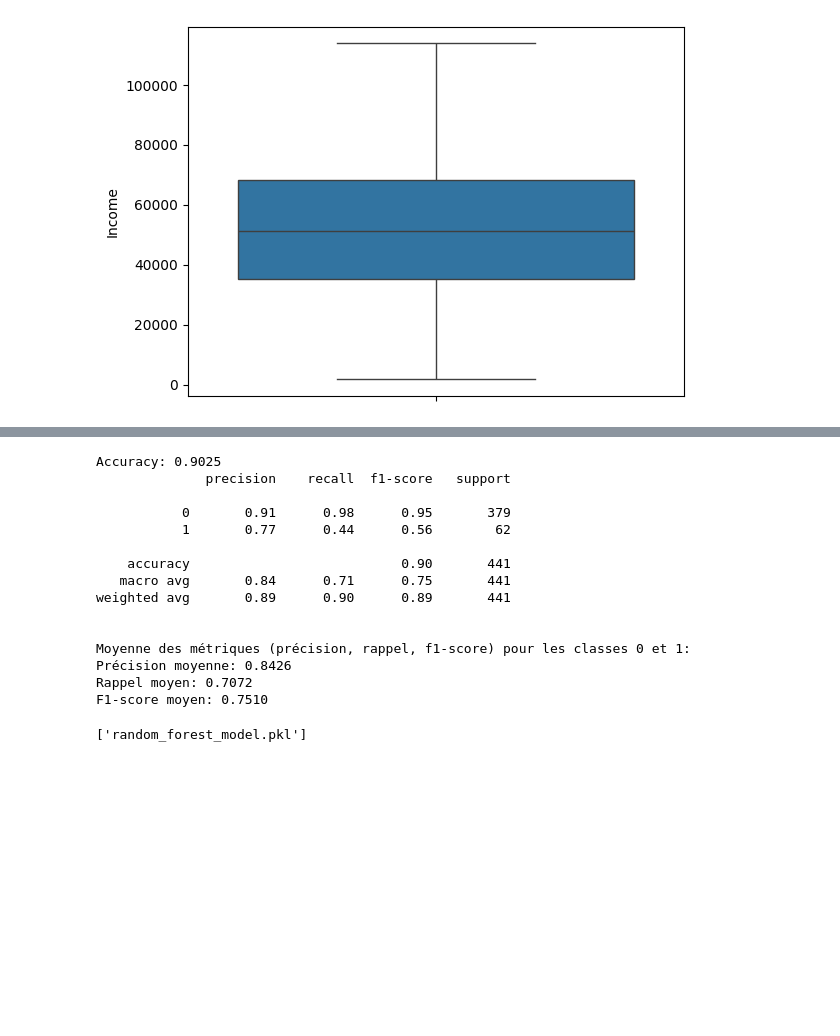
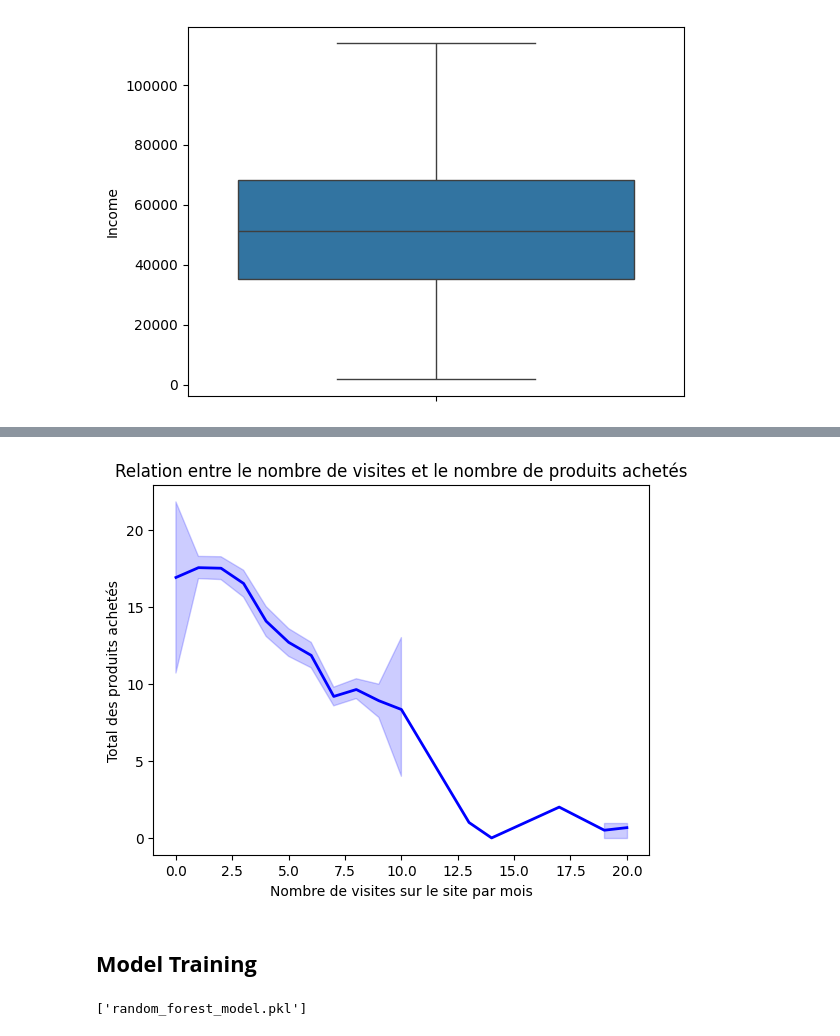
Before and after one commit to AbdessamadTzn/Data-HackathonMD4, a Jupyter notebook: main.ipynb, the cells around one changed output, grey strips where cells are left out. Cells and saved outputs as stored; diff of their text form; code cells hidden in the pictures; blank space fills up the shorter version.

```diff
--- a/main.ipynb
+++ b/main.ipynb
@@ -264 +327,18 @@ Model Training
+# %%
+
+df['TotalPurchases'] = df['NumWebPurchases'] + df['NumStorePurchases'] + df['NumCatalogPurchases']
+
+
+sns.lineplot(x='NumWebVisitsMonth', y='TotalPurchases', data=df, color='blue', linewidth=2)
+
+
+plt.title('Relation entre le nombre de visites et le nombre de produits achetés')
+plt.xlabel('Nombre de visites sur le site par mois')
+plt.ylabel('Total des produits achetés')
+
+plt.show()
+# %% [output]
+[figure, added]
+# %% [markdown]
+## <a id='model-training'></a> **Model Training**
 # %%
@@ -278,47 +356,32 @@ scaler = StandardScaler()
 df[columns_to_standardize] = scaler.fit_transform(df[columns_to_standardize])
 # %%
-# Liste des colonnes que vous voulez utiliser pour le modèle
 selected_columns = ['MntWines', 'Income', 'MntGoldProds','Customer_Age', 'Recency','NumAcceptedCmp','MntMeatProducts']
 
-# Sélectionner uniquement ces colonnes dans X
 X = df[selected_columns]
-y = df['Response']  # La colonne cible 'Response'
+y = df['Response']
 
-# Diviser les données en ensembles d'entraînement et de test (80% train, 20% test)
 X_train, X_test, y_train, y_test = train_test_split(X, y, test_size=0.2, random_state=24)
 
-
-
-
-# Créer le modèle Random Forest avec des paramètres ajustés
 rf = RandomForestClassifier(
-    n_estimators=200,        # 200 arbres dans la forêt
-    max_depth=15,            # Limiter la profondeur des arbres
-    min_samples_split=14,    # Minimum d'échantillons requis pour diviser un nœud
-    min_samples_leaf=8,      # Minimum d'échantillons dans une feuille
-    max_features='sqrt',    # Utiliser la racine carrée du nombre de caractéristiques
-    random_state=42,         # Garantir la reproductibilité
-    bootstrap=False,          # Utiliser un échantillonnage avec remplacement
-    criterion='gini',    # Utiliser l'entropie comme critère de division
-
-
+    n_estimators=200,
+    max_depth=15,
+    min_samples_split=14,
+    min_samples_leaf=8,
+    max_features='sqrt',
+    random_state=42,
+    bootstrap=False,
+    criterion='gini'
 )
 
-# Entraîner le modèle avec les données d'entraînement
 rf.fit(X_train, y_train)
 
-
-# Prédire les résultats sur l'ensemble de test
 y_pred = rf.predict(X_test)
 
-# Évaluer la performance du modèle
-print(f'Accuracy: {accuracy_score(y_test, y_pred):.4f}')
+print(f'Accuracy (Random Forest): {accuracy_score(y_test, y_pred):.4f}')
 print(classification_report(y_test, y_pred))
 
-# Extraire les résultats du classification report
 report = classification_report(y_test, y_pred, output_dict=True)
 
-# Extraire les métriques pour les classes 0 et 1
 precision_class_0 = report['0']['precision']
 precision_class_1 = report['1']['precision']
 
@@ -328,32 +391,14 @@ recall_class_1 = report['1']['recall']
 f1_class_0 = report['0']['f1-score']
 f1_class_1 = report['1']['f1-score']
 
-# Calculer la moyenne des métriques
 avg_precision = np.mean([precision_class_0, precision_class_1])
 avg_recall = np.mean([recall_class_0, recall_class_1])
 avg_f1 = np.mean([f1_class_0, f1_class_1])
 
-# Afficher les moyennes
-print(f"\nMoyenne des métriques (précision, rappel, f1-score) pour les classes 0 et 1:")
-print(f"Précision moyenne: {avg_precision:.4f}")
-print(f"Rappel moyen: {avg_recall:.4f}")
-print(f"F1-score moyen: {avg_f1:.4f}")
+print(f"\nAverage metrics (precision, recall, f1-score) for classes 0 and 1 (Random Forest):")
+print(f"Average Precision: {avg_precision:.4f}")
+print(f"Average Recall: {avg_recall:.4f}")
+print(f"Average F1-score: {avg_f1:.4f}")
-# %% [output]
-Accuracy: 0.9025
-              precision    recall  f1-score   support
-
-           0       0.91      0.98      0.95       379
-           1       0.77      0.44      0.56        62
-
-    accuracy                           0.90       441
-   macro avg       0.84      0.71      0.75       441
-weighted avg       0.89      0.90      0.89       441
-
-
-Moyenne des métriques (précision, rappel, f1-score) pour les classes 0 et 1:
-Précision moyenne: 0.8426
-Rappel moyen: 0.7072
-F1-score moyen: 0.7510
 # %%
 import joblib
 joblib.dump(rf, 'random_forest_model.pkl')  # Save model
```
Also changed, not shown: parts of 20 cells of this notebook.
